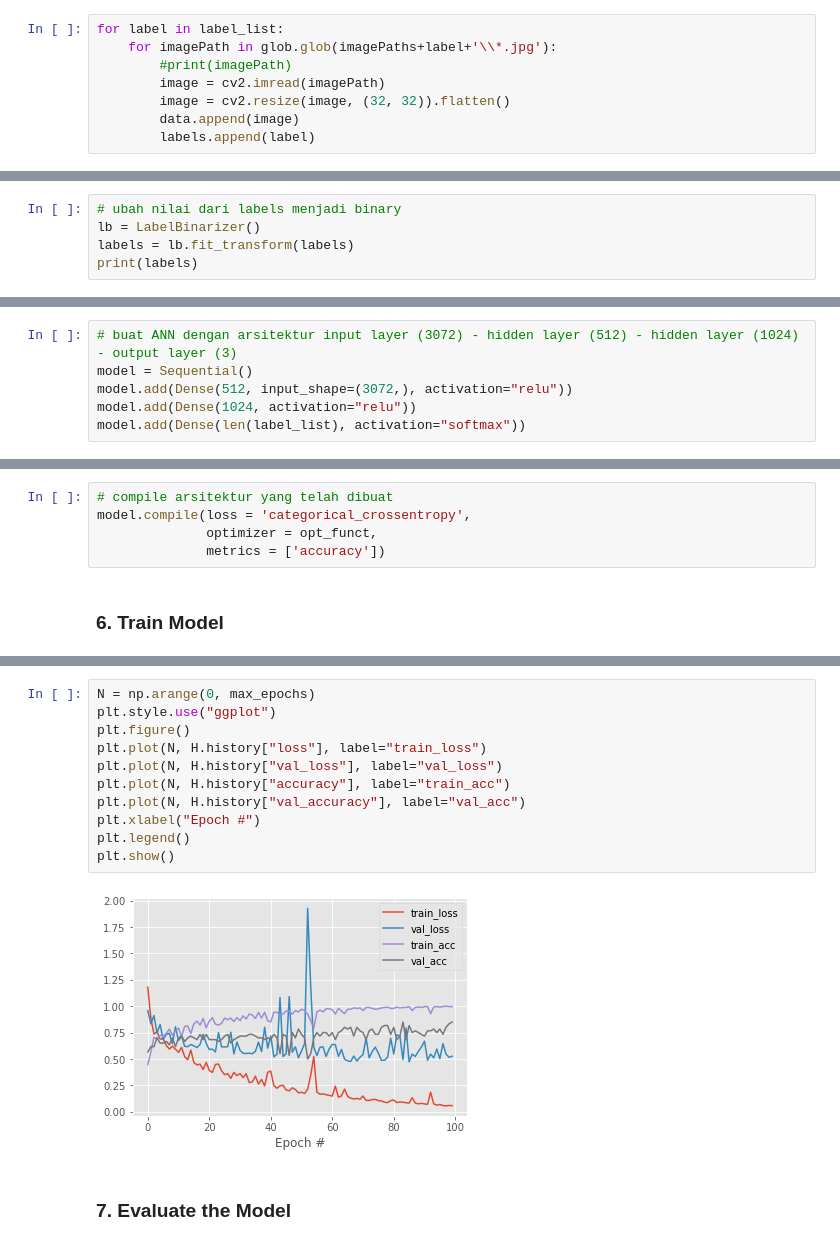
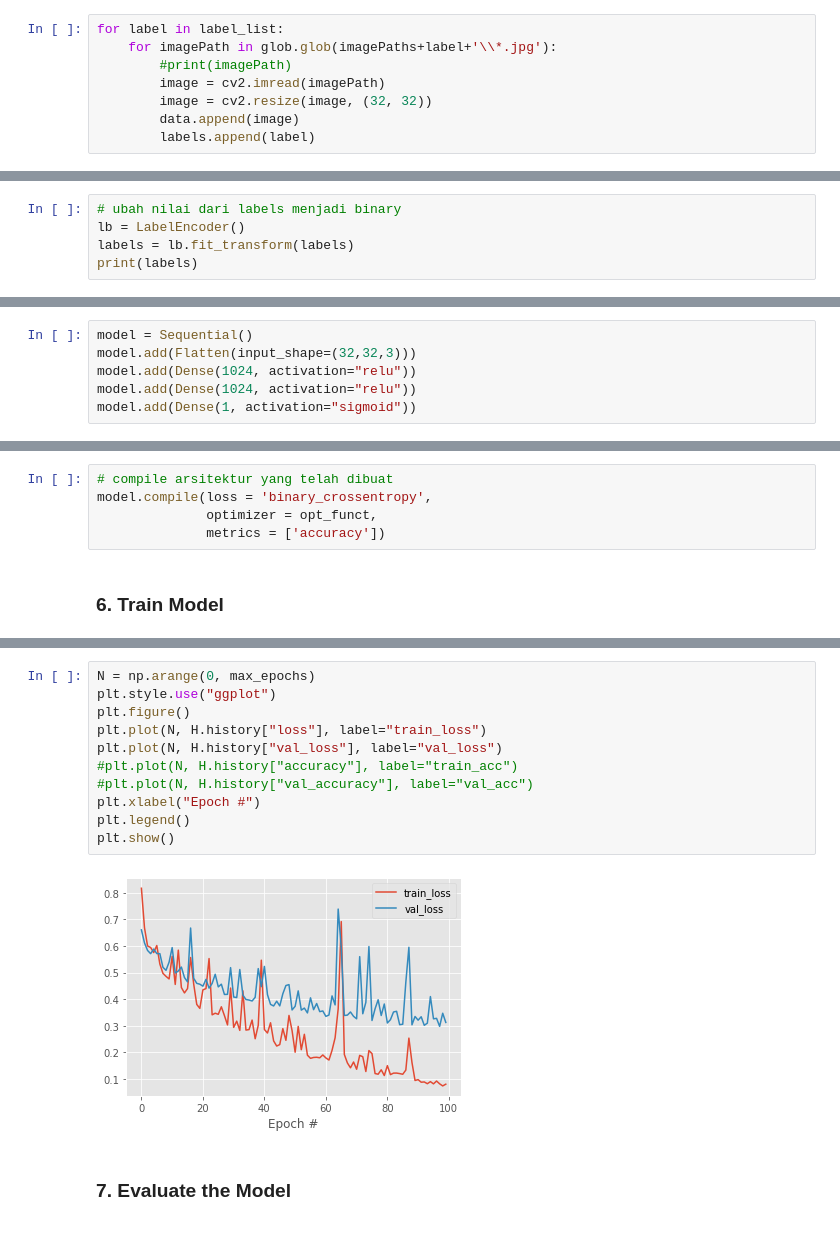
Before and after one commit to Ibadd/AIProject, a Jupyter notebook: Image Classification using ANN/(original code)Image Classification using ANN.ipynb, the cells around one changed output, grey strips where cells are left out. Drawn from its saved outputs; the diff is of its cells as text.

Commit message:
image classification fix

```diff
--- a/Image Classification using ANN/(original code)Image Classification using ANN.ipynb
+++ b/Image Classification using ANN/(original code)Image Classification using ANN.ipynb
@@ -23,7 +23,7 @@ for label in label_list:
     for imagePath in glob.glob(imagePaths+label+'\\*.jpg'):
         #print(imagePath)
         image = cv2.imread(imagePath)
-        image = cv2.resize(image, (32, 32)).flatten()
+        image = cv2.resize(image, (32, 32))
         data.append(image)
         labels.append(label)
 # %%
@@ -60,6 +60,6 @@ print(labels)
 # %%
 # ubah nilai dari labels menjadi binary
-lb = LabelBinarizer()
+lb = LabelEncoder()
 labels = lb.fit_transform(labels)
 print(labels)
 # %% [output]
@@ -93,11 +82,11 @@ Ukuran data test = (60, 3072)
 # %% [markdown]
 <h3>5. Build ANN Architecture</h3>
 # %%
-# buat ANN dengan arsitektur input layer (3072) - hidden layer (512) - hidden layer (1024) - output layer (3)
 model = Sequential()
-model.add(Dense(512, input_shape=(3072,), activation="relu"))
+model.add(Flatten(input_shape=(32,32,3)))
 model.add(Dense(1024, activation="relu"))
-model.add(Dense(len(label_list), activation="softmax"))
+model.add(Dense(1024, activation="relu"))
+model.add(Dense(1, activation="sigmoid"))
 # %%
 model.summary()
 # %% [output]
@@ -122,7 +113,7 @@ max_epochs = 100
 opt_funct = SGD(learning_rate=lr)
 # %%
 # compile arsitektur yang telah dibuat
-model.compile(loss = 'categorical_crossentropy',
+model.compile(loss = 'binary_crossentropy',
               optimizer = opt_funct,
               metrics = ['accuracy'])
 # %% [markdown]
@@ -151,16 +142,16 @@ Epoch 100/100
 # %%
 N = np.arange(0, max_epochs)
 plt.style.use("ggplot")
 plt.figure()
 plt.plot(N, H.history["loss"], label="train_loss")
 plt.plot(N, H.history["val_loss"], label="val_loss")
-plt.plot(N, H.history["accuracy"], label="train_acc")
-plt.plot(N, H.history["val_accuracy"], label="val_acc")
+#plt.plot(N, H.history["accuracy"], label="train_acc")
+#plt.plot(N, H.history["val_accuracy"], label="val_acc")
 plt.xlabel("Epoch #")
 plt.legend()
 plt.show()
 # %% [output]
-[figure, old version]
+[figure, new version]
 # %% [markdown]
 <h3>7. Evaluate the Model</h3>
 # %%
```
Also changed, not shown: parts of 11 cells of this notebook, 2 other files.
